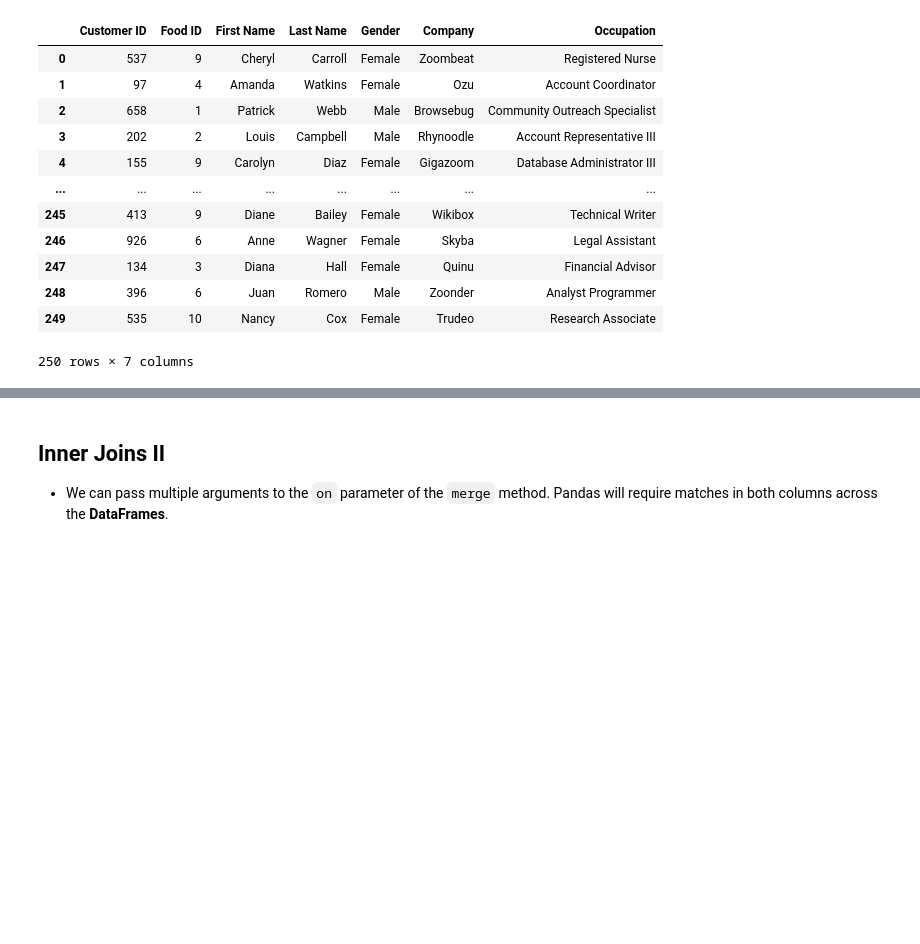
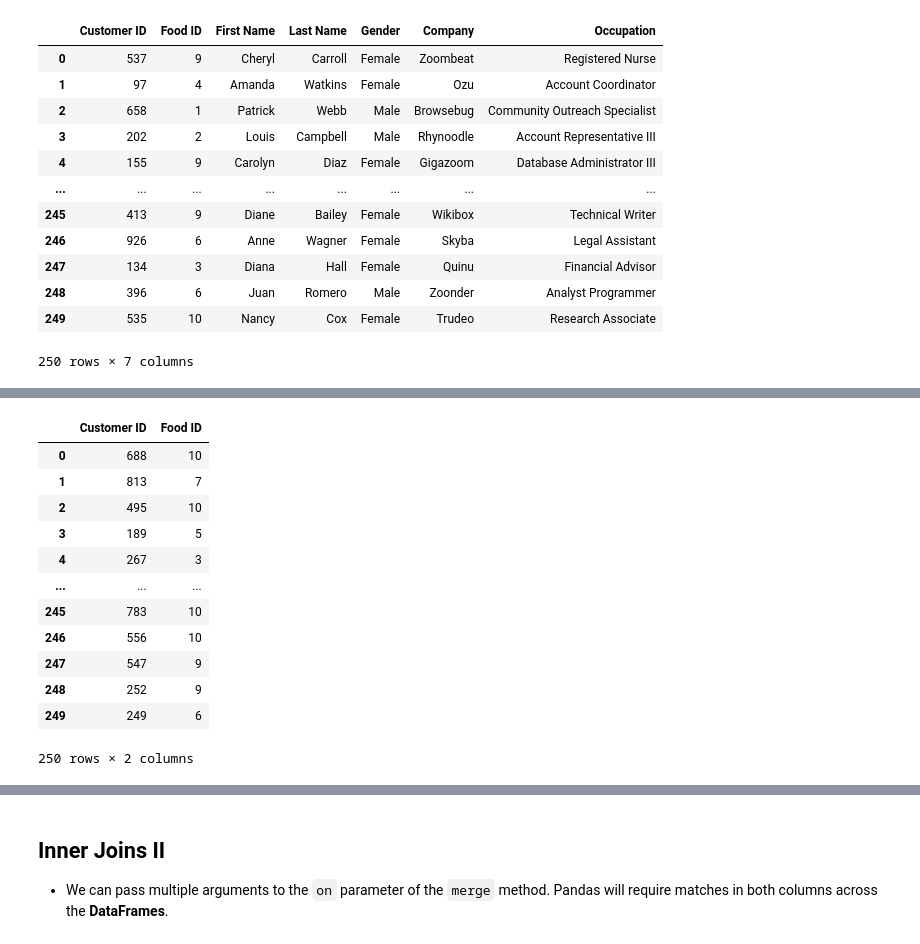
Before and after one commit to Petar-Koprinkov/Pandas, a Jupyter notebook: Incomplete/10 - Merging DataFrames.ipynb, the cells around one changed output, grey strips where cells are left out. Saved outputs shown, nothing was run; the diff lists cells and outputs as text; code cells hidden in the pictures; blank space fills up the shorter version.

```diff
--- a/Incomplete/10 - Merging DataFrames.ipynb
+++ b/Incomplete/10 - Merging DataFrames.ipynb
@@ -214,0 +231,16 @@ week1.merge(right=customers, how='left', left_on='Customer ID', right_on='ID').d
+# %%
+week2
+# %% [output]
+|  | Customer ID | Food ID |
+| 0 | 688 | 10 |
+| 1 | 813 | 7 |
+| 2 | 495 | 10 |
+| 3 | 189 | 5 |
+| 4 | 267 | 3 |
+| ... | ... | ... |
+| 245 | 783 | 10 |
+| 246 | 556 | 10 |
+| 247 | 547 | 9 |
+| 248 | 252 | 9 |
+| 249 | 249 | 6 |
+250 rows × 2 columns
```
Also changed, not shown: parts of 3 cells of this notebook.
